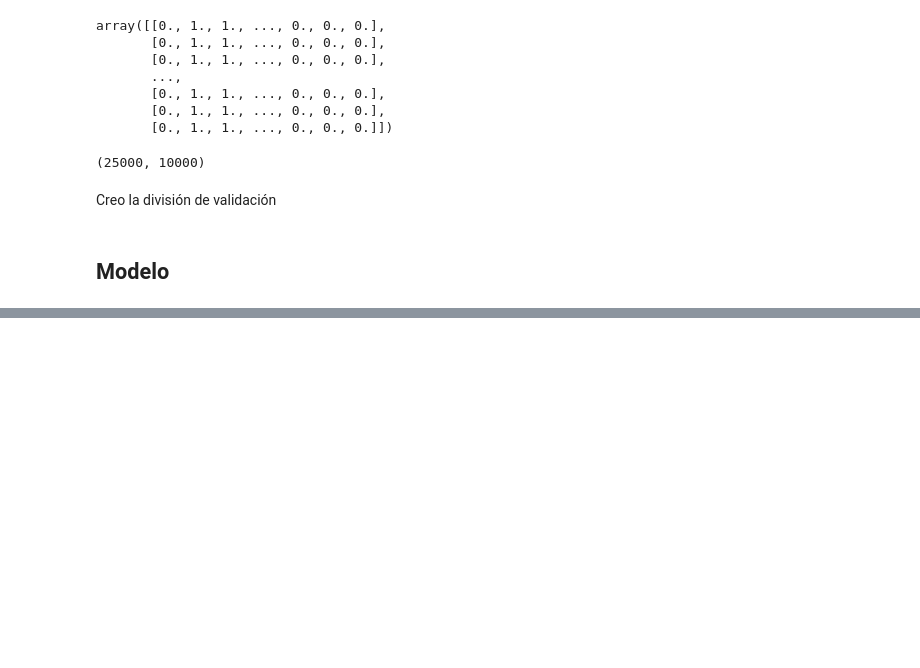
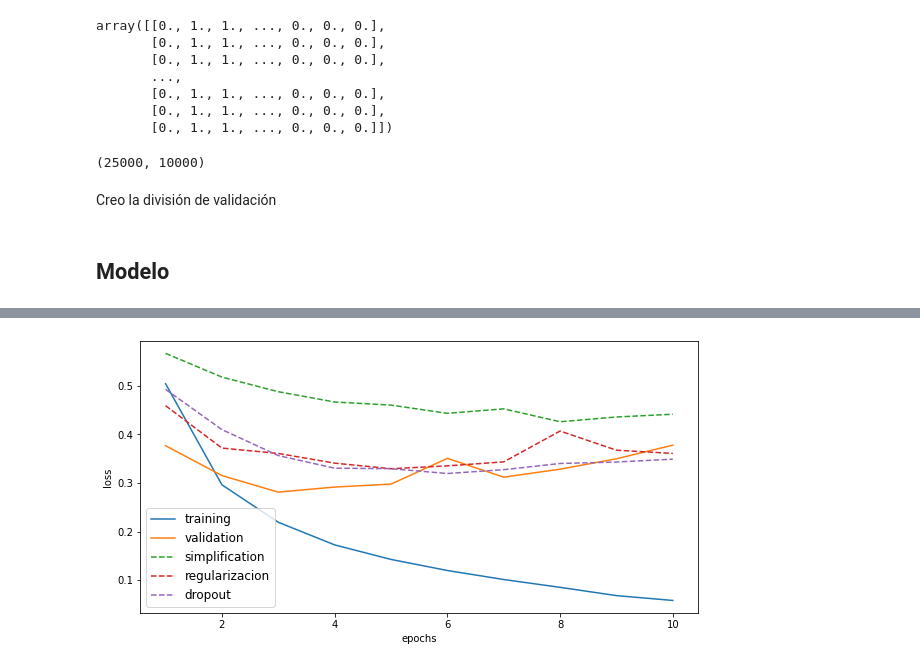
Before and after one commit to Cesarppz/Linux, a Jupyter notebook: ia/redes/natural_language/imdb.ipynb, the cells around one changed output, grey strips where cells are left out. Saved outputs shown, nothing was run; the diff lists cells and outputs as text; code cells hidden in the pictures; blank space fills up the shorter version.

```diff
--- a/ia/redes/natural_language/imdb.ipynb
+++ b/ia/redes/natural_language/imdb.ipynb
@@ -145,0 +316,19 @@ output = model.fit(
+# %%
+model4 = models.Sequential()
+model4.add(layers.Dense(16, activation='relu', input_shape = (10000,), kernel_regularizer= regularizers.l2(0.001)))
+model4.add(layers.Dropout((0.5))) #Se va a desactivar el 50%
+model4.add(layers.Dense(16, activation='relu', kernel_regularizer= regularizers.l2(0.001)))
+model4.add(layers.Dropout((0.5)))
+model4.add(layers.Dense(1, activation='sigmoid'))
+
+model4.compile(
+    optimizer= 'rmsprop',
+    loss= 'binary_crossentropy',
+    metrics= 'accuracy'
+)
+
+output_d = model4.fit(
+    X_train, y_train,
+    epochs= 10,
+    batch_size = 512,
+    validation_data=(X_train_validation,y_train_validation))
@@ -145,0 +356,17 @@ output = model.fit(
+# %%
+history_dict_d = output_d.history
+
+plt.figure(figsize=(10,5))
+plt.plot(range(1,len(history_dict['loss'])+1),history_dict['loss'], label='training')
+plt.plot(range(1,len(history_dict['loss'])+1),history_dict['val_loss'], label='validation')
+plt.plot(range(1,len(history_dict_s['loss'])+1),history_dict_s['val_loss'],'--', label='simplification')
+plt.plot(range(1,len(history_dict_s['loss'])+1),history_dict_r['val_loss'],'--', label='regularizacion')
+plt.plot(range(1,len(history_dict_s['loss'])+1),history_dict_d['val_loss'],'--', label='dropout')
+
+
+plt.legend( fontsize='large')
+plt.xlabel('epochs')
+plt.ylabel('loss')
+plt.show()
+# %% [output]
+[figure, added]
```
Also changed, not shown: parts of 19 cells of this notebook, 5 other files.
